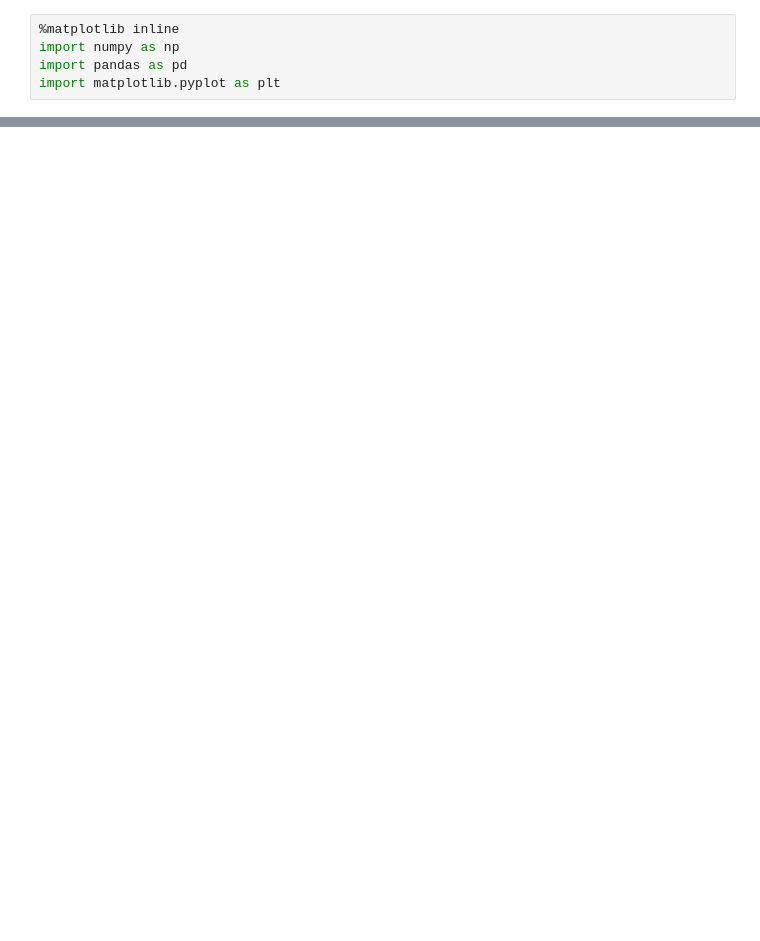
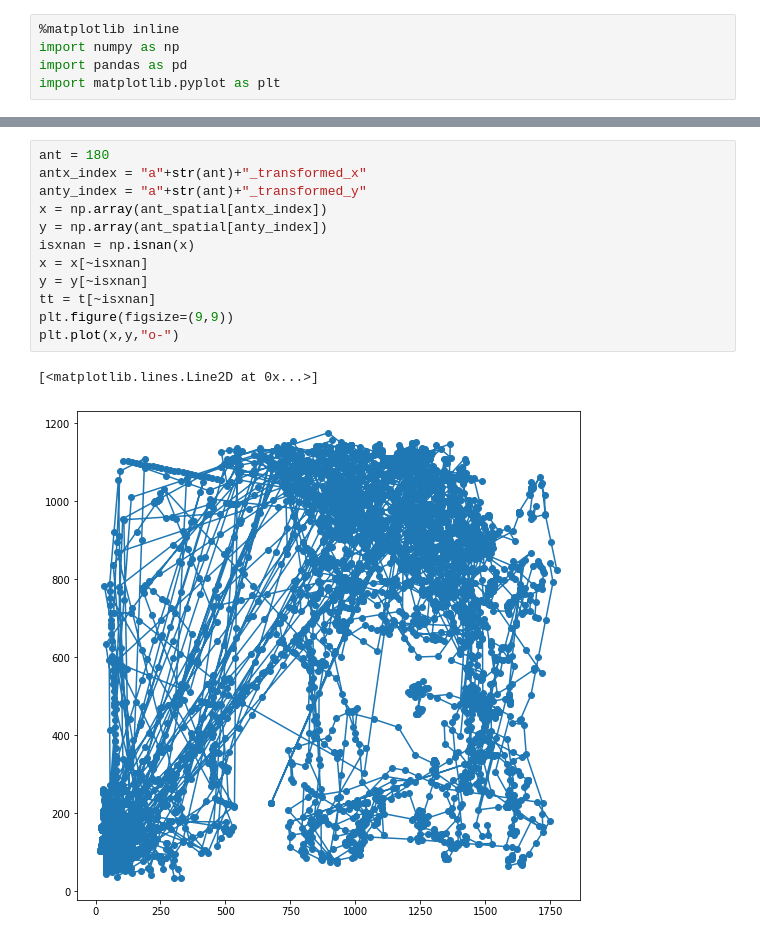
Before and after one commit to hstrey/ants, a Jupyter notebook: ants random walk.ipynb, the cells around one changed output, grey strips where cells are left out. Saved outputs shown, nothing was run; the diff lists cells and outputs as text; blank space fills up the shorter version.

```diff
--- a/ants random walk.ipynb
+++ b/ants random walk.ipynb
@@ -55,0 +101,15 @@ plt.plot(x,y,"o-")
+# %%
+ant = 180
+antx_index = "a"+str(ant)+"_transformed_x"
+anty_index = "a"+str(ant)+"_transformed_y"
+x = np.array(ant_spatial[antx_index])
+y = np.array(ant_spatial[anty_index])
+isxnan = np.isnan(x)
+x = x[~isxnan]
+y = y[~isxnan]
+tt = t[~isxnan]
+plt.figure(figsize=(9,9))
+plt.plot(x,y,"o-")
+# %% [output]
+[<matplotlib.lines.Line2D at 0x...>]
+[figure, added]
```
Also changed, not shown: parts of 10 cells of this notebook, 2 other files.
